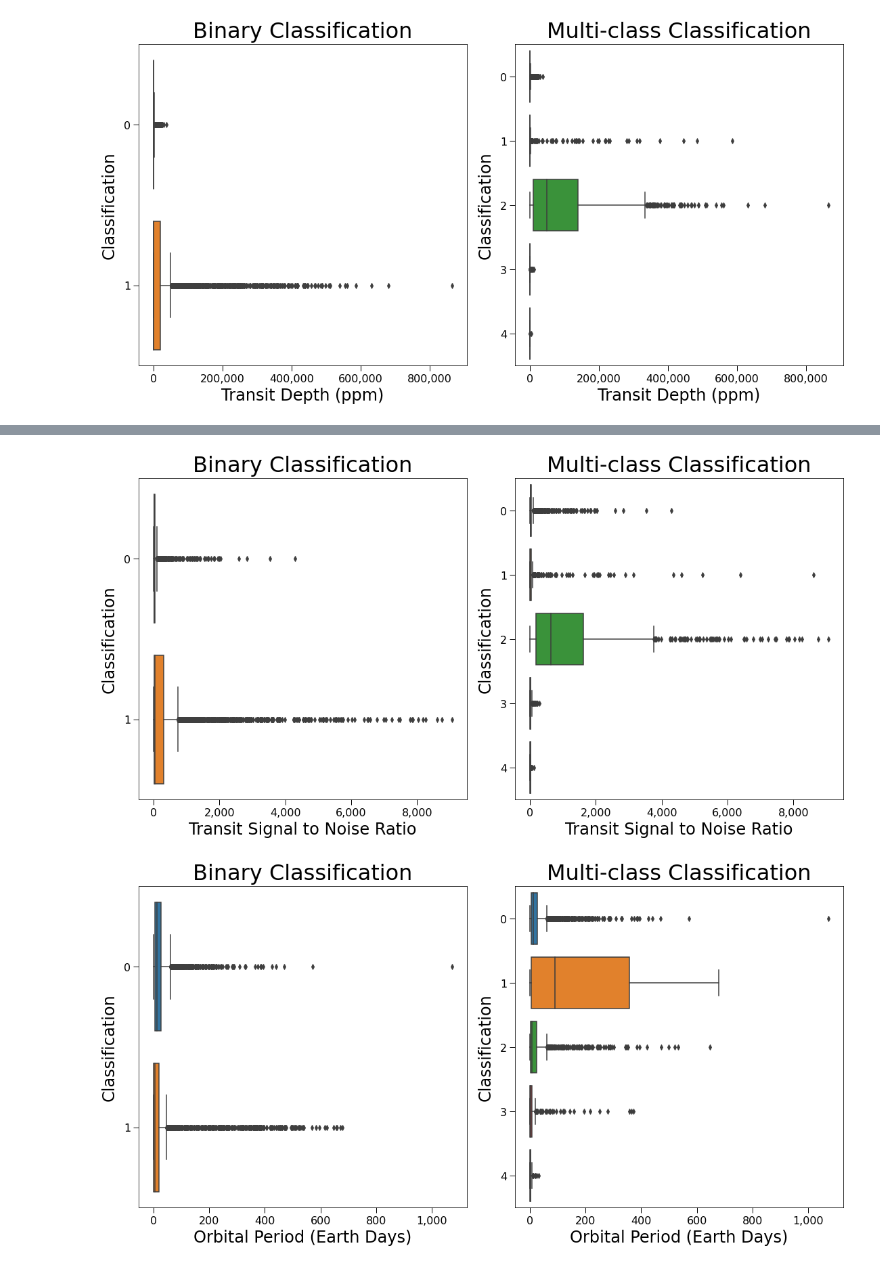
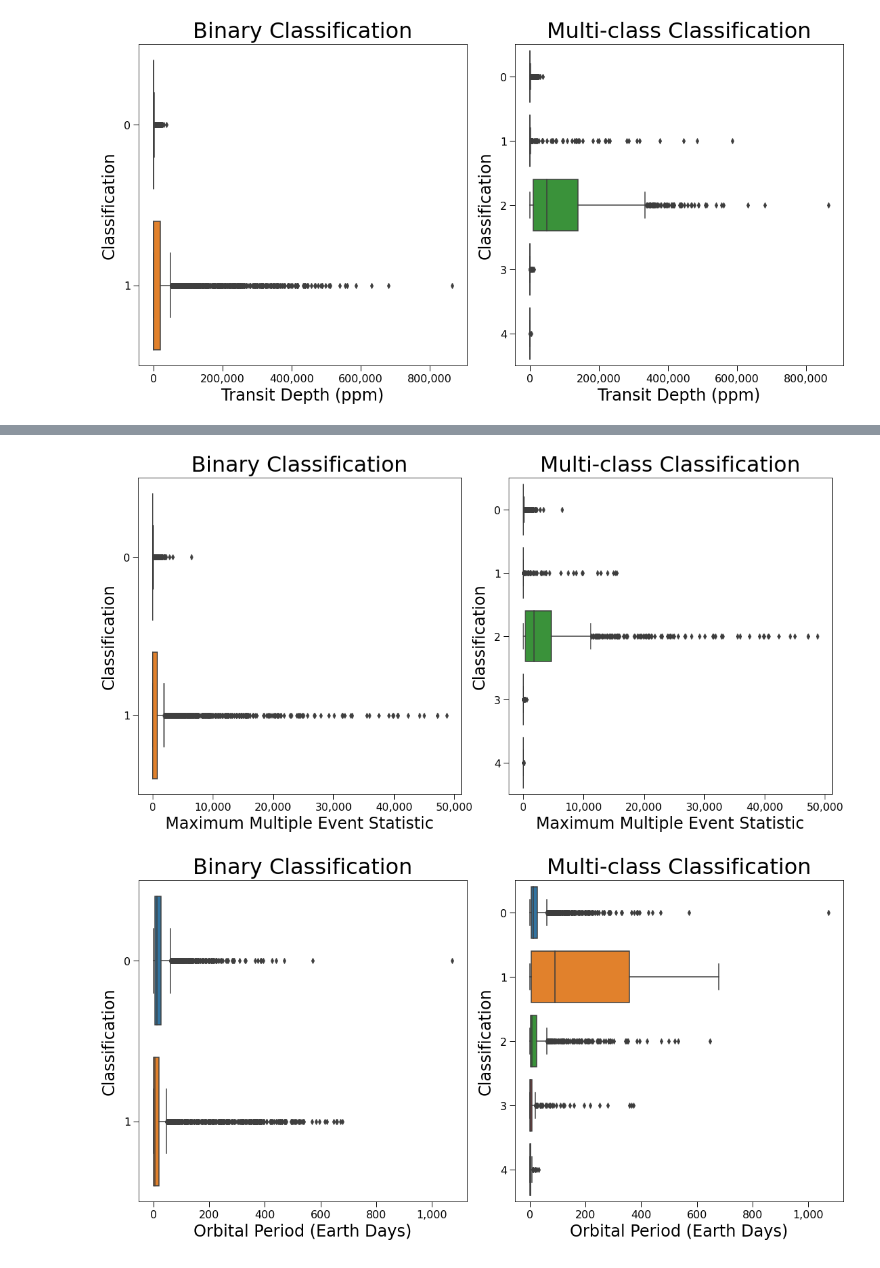
Before and after one commit to JoshuaGottlieb/Exoplanet-Classification, a Jupyter notebook: notebooks/Visualizations.ipynb, the cells around one changed output, grey strips where cells are left out. Cells and saved outputs as stored; diff of their text form; code cells hidden in the pictures.

```diff
--- a/notebooks/Visualizations.ipynb
+++ b/notebooks/Visualizations.ipynb
@@ -247,11 +252,11 @@ ax[1].set_title('Multi-class Classification', fontfamily = 'Arial', fontsize = 3
 [figure]
 # %%
 # Create boxplots for star radius feature
-fig, ax = plot_boxplots([(full_binary, 'disposition'), (full_multi, 'classification')], 'star_radius')
+fig, ax = plot_boxplots([(full_binary, 'disposition'), (full_multi, 'classification')], 'planet_star_radius_ratio')
 
 # Configure axis labels, title, ticks, and ticklabels
 for axis in ax:
-    configure_axislabels_and_title(axis, 'Star Radius (Sol Radii)',
+    configure_axislabels_and_title(axis, 'Planet-Star Radius Ratio',
                                'Classification', None)
     axis.get_xaxis().set_major_formatter(pltticker.FuncFormatter(lambda x, p: format(int(x),',')))
     configure_ticklabels_and_params(axis)
@@ -260,5 +265,5 @@ ax[0].set_title('Binary Classification', fontfamily = 'Arial', fontsize = 32, pa
 ax[1].set_title('Multi-class Classification', fontfamily = 'Arial', fontsize = 32, pad = 10);
 
 # Save figure as .png
-# plt.savefig('../images/star_radius_boxplots.png')
+# plt.savefig('../images/planet_star_radius_ratio_boxplots.png')
 # %% [output]
@@ -266,10 +271,10 @@ ax[1].set_title('Multi-class Classification', fontfamily = 'Arial', fontsize = 3
 # %%
 # Create boxplots for number of transits feature
-fig, ax = plot_boxplots([(full_binary, 'disposition'), (full_multi, 'classification')], 'num_of_transits')
+fig, ax = plot_boxplots([(full_binary, 'disposition'), (full_multi, 'classification')], 'orbit_semimajor_axis')
 
 # Configure axis labels, title, ticks, and ticklabels
 for axis in ax:
-    configure_axislabels_and_title(axis, 'Number of Transits',
+    configure_axislabels_and_title(axis, 'Orbit Semimajor Axis',
                                'Classification', None)
     axis.get_xaxis().set_major_formatter(pltticker.FuncFormatter(lambda x, p: format(int(x),',')))
     configure_ticklabels_and_params(axis)
@@ -278,5 +283,5 @@ ax[0].set_title('Binary Classification', fontfamily = 'Arial', fontsize = 32, pa
 ax[1].set_title('Multi-class Classification', fontfamily = 'Arial', fontsize = 32, pad = 10);
 
 # Save figure as .png
-# plt.savefig('../images/num_of_transits_boxplots.png')
+# plt.savefig('../images/orbit_semimajor_axis_boxplots.png')
 # %% [output]
@@ -284,21 +289,21 @@ ax[1].set_title('Multi-class Classification', fontfamily = 'Arial', fontsize = 3
 # %%
 # Create boxplots for transit signal to noise ratio feature
-fig, ax = plot_boxplots([(full_binary, 'disposition'), (full_multi, 'classification')], 'transit_signal_to_noise')
+fig, ax = plot_boxplots([(full_binary, 'disposition'), (full_multi, 'classification')], 'max_multi_event_stat')
 
 # Configure axis labels, title, ticks, and ticklabels
 for axis in ax:
-    configure_axislabels_and_title(axis, 'Transit Signal to Noise Ratio',
+    configure_axislabels_and_title(axis, 'Maximum Multiple Event Statistic',
                                'Classification', None)
     axis.get_xaxis().set_major_formatter(pltticker.FuncFormatter(lambda x, p: format(int(x),',')))
     configure_ticklabels_and_params(axis)
 
 ax[0].set_title('Binary Classification', fontfamily = 'Arial', fontsize = 32, pad = 10);
 ax[1].set_title('Multi-class Classification', fontfamily = 'Arial', fontsize = 32, pad = 10);
 
 # Save figure as .png
-# plt.savefig('../images/transit_signal_to_noise_boxplots.png')
+# plt.savefig('../images/max_multi_event_stat_boxplots.png')
 # %% [output]
-[figure, old version]
+[figure, new version]
 # %%
 # Create boxplots for orbital period feature
 fig, ax = plot_boxplots([(full_binary, 'disposition'), (full_multi, 'classification')], 'orbital_period')
```
Also changed, not shown: parts of 7 cells of this notebook, 23 other files.
